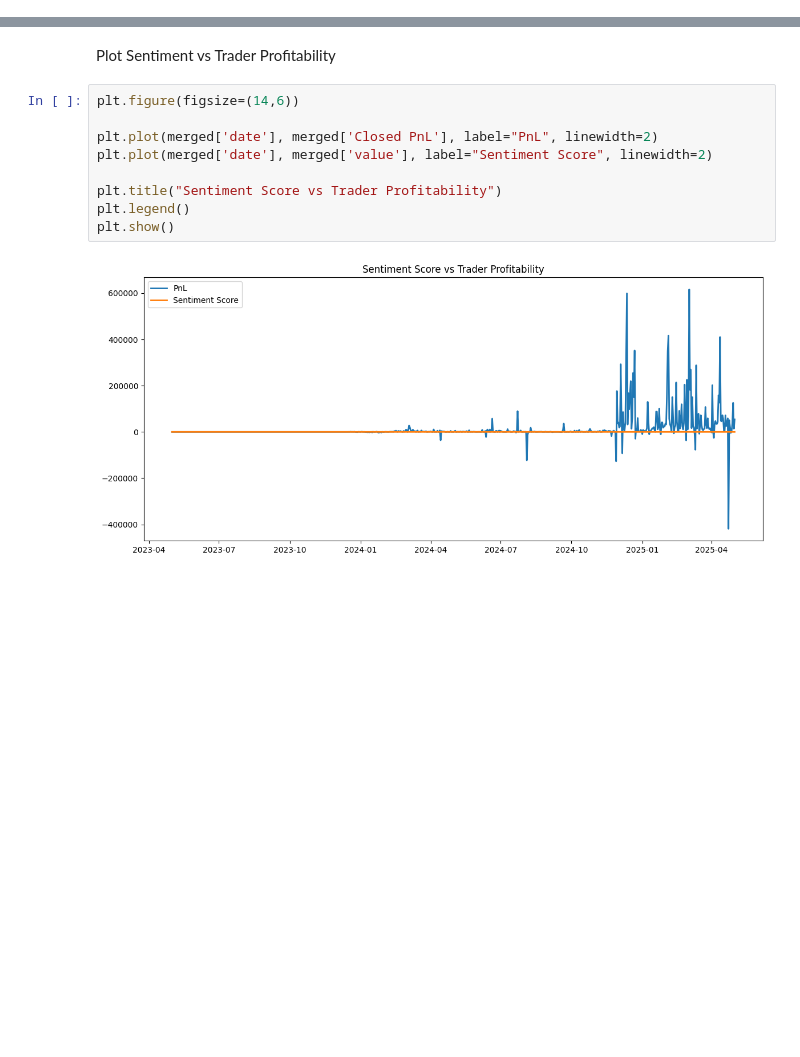
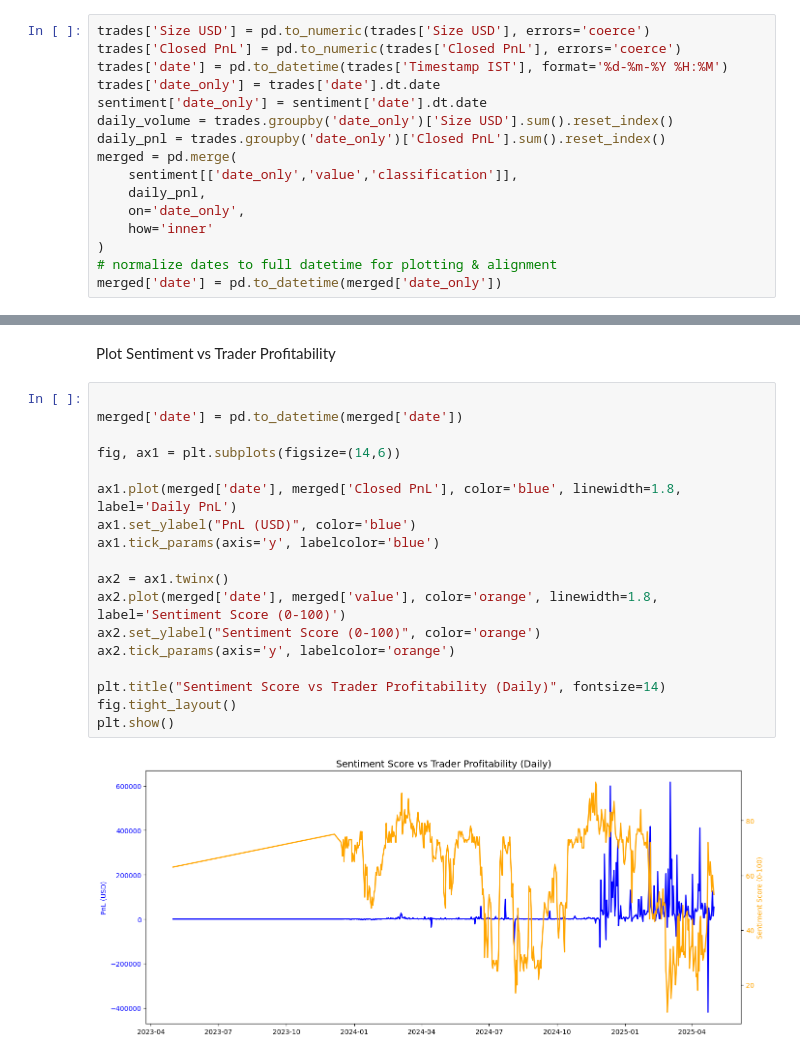
Before and after one commit to AyushPrakash414/Bitcoin-Sentiment-Analysis, a Jupyter notebook: analysis.ipynb, the cells around one changed output, grey strips where cells are left out. Drawn from its saved outputs; the diff is of its cells as text; blank space fills up the shorter version.

Commit message:
Added the Sentiment VS Profit Comparison

```diff
--- a/analysis.ipynb
+++ b/analysis.ipynb
@@ -12,4 +11,20 @@ sentiment['date'] = pd.to_datetime(sentiment['timestamp'], unit='s')
 trades['date'] = pd.to_datetime(trades['Timestamp'].astype('int64'), unit='ms')
+# %%
+trades['Size USD'] = pd.to_numeric(trades['Size USD'], errors='coerce')
+trades['Closed PnL'] = pd.to_numeric(trades['Closed PnL'], errors='coerce')
+trades['date'] = pd.to_datetime(trades['Timestamp IST'], format='%d-%m-%Y %H:%M')
+trades['date_only'] = trades['date'].dt.date
+sentiment['date_only'] = sentiment['date'].dt.date
+daily_volume = trades.groupby('date_only')['Size USD'].sum().reset_index()
+daily_pnl = trades.groupby('date_only')['Closed PnL'].sum().reset_index()
+merged = pd.merge(
+    sentiment[['date_only','value','classification']],
+    daily_pnl,
+    on='date_only',
+    how='inner'
+)
+# normalize dates to full datetime for plotting & alignment
+merged['date'] = pd.to_datetime(merged['date_only'])
 # %% [markdown]
 Sentiment Trend Over Time
 # %%
@@ -85,13 +99,22 @@ merged.rename(columns={'date_only':'date'}, inplace=True)
 # %% [markdown]
 Plot Sentiment vs Trader Profitability
 # %%
-plt.figure(figsize=(14,6))
 
-plt.plot(merged['date'], merged['Closed PnL'], label="PnL", linewidth=2)
-plt.plot(merged['date'], merged['value'], label="Sentiment Score", linewidth=2)
+merged['date'] = pd.to_datetime(merged['date'])
 
-plt.title("Sentiment Score vs Trader Profitability")
-plt.legend()
+fig, ax1 = plt.subplots(figsize=(14,6))
+
+ax1.plot(merged['date'], merged['Closed PnL'], color='blue', linewidth=1.8, label='Daily PnL')
+ax1.set_ylabel("PnL (USD)", color='blue')
+ax1.tick_params(axis='y', labelcolor='blue')
+
+ax2 = ax1.twinx()
+ax2.plot(merged['date'], merged['value'], color='orange', linewidth=1.8, label='Sentiment Score (0-100)')
+ax2.set_ylabel("Sentiment Score (0-100)", color='orange')
+ax2.tick_params(axis='y', labelcolor='orange')
+
+plt.title("Sentiment Score vs Trader Profitability (Daily)", fontsize=14)
+fig.tight_layout()
 plt.show()
 # %% [output]
-[figure, old version]
+[figure, new version]
```
Also changed, not shown: parts of 5 cells of this notebook.
